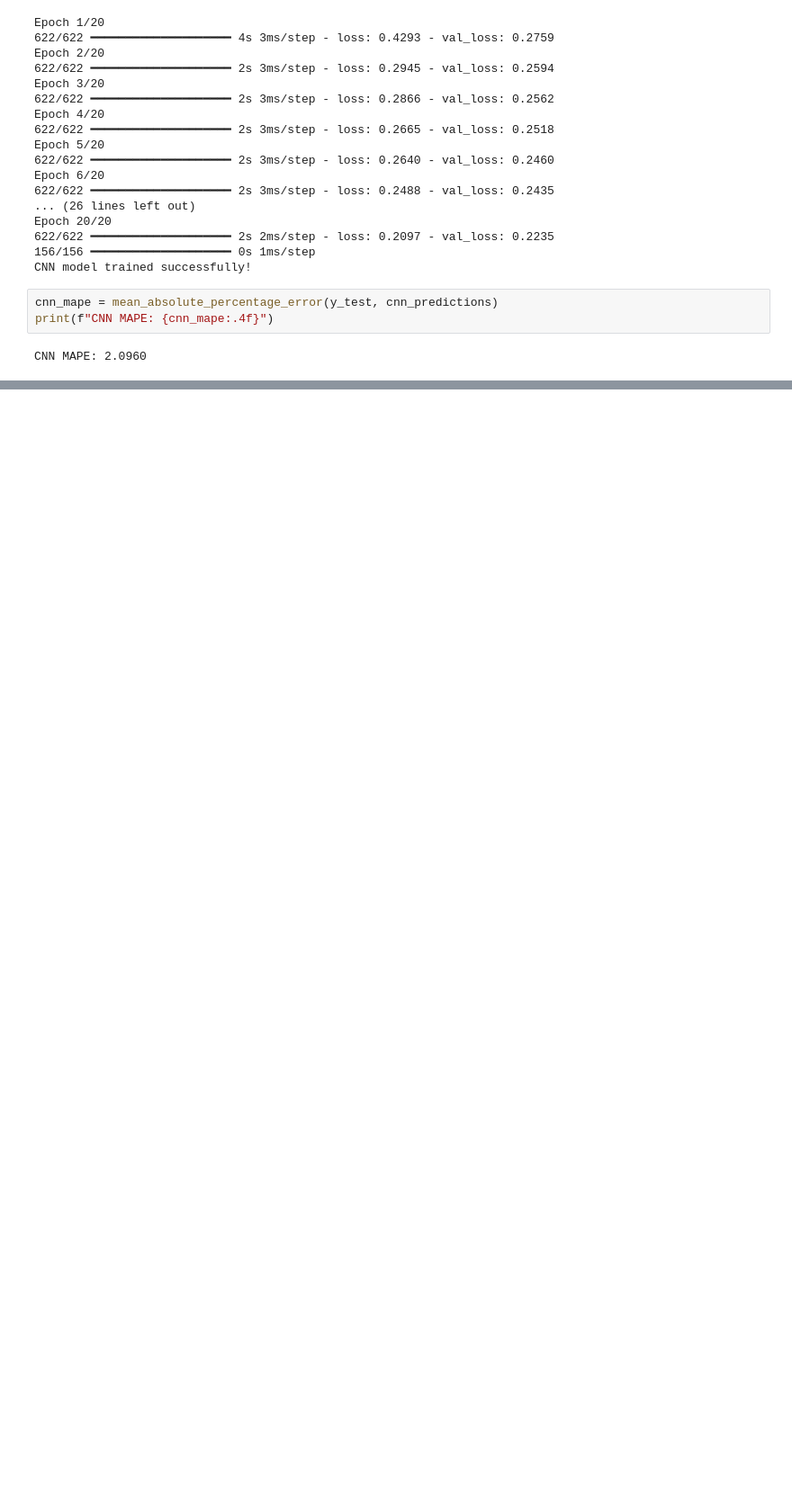
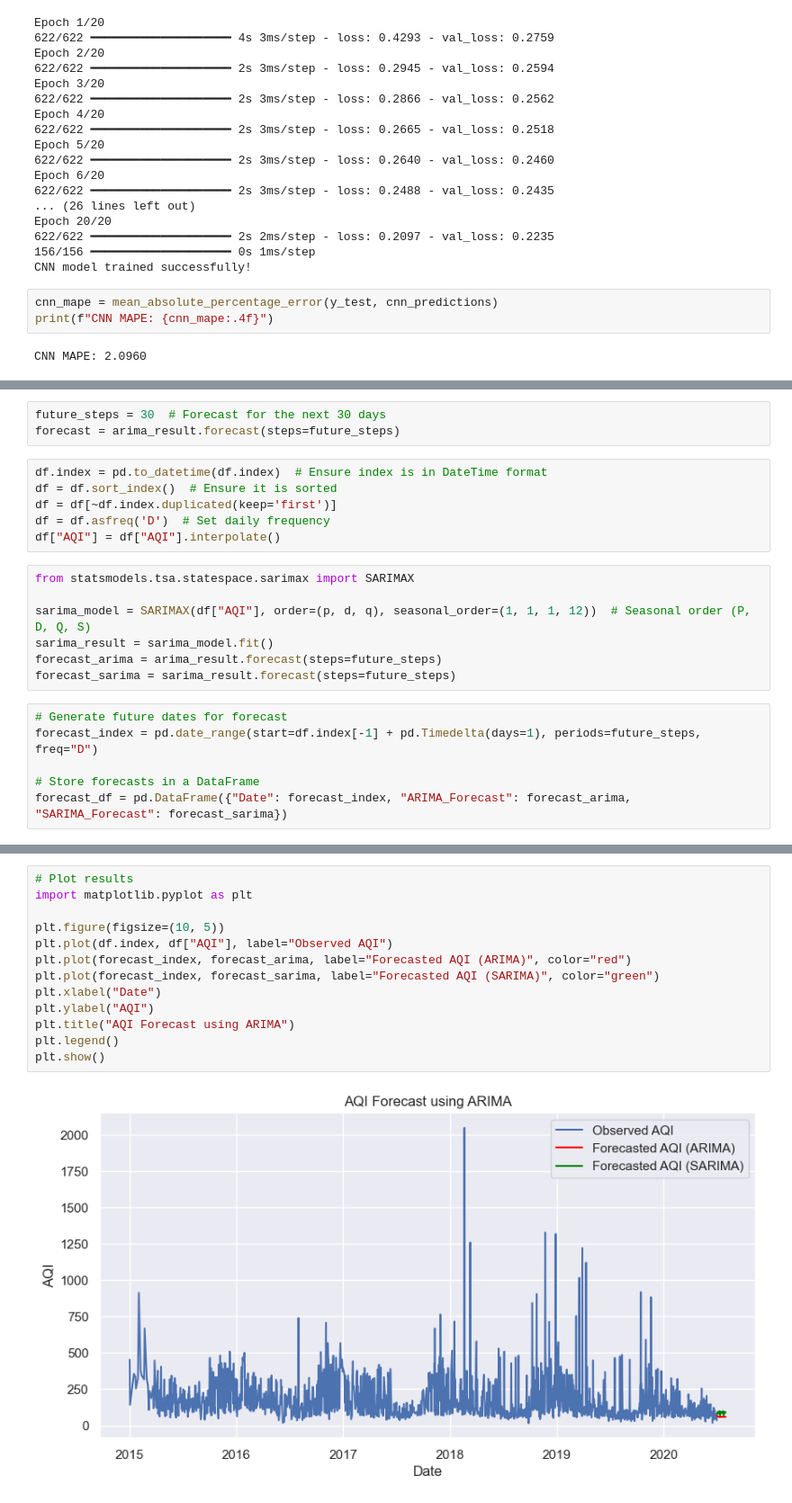
Before and after one commit to Arkadeep01/Air-Quality-Index, a Jupyter notebook: AQI_Modulling.ipynb, the cells around one changed output, grey strips where cells are left out. Shown at 90% size. Saved outputs shown, nothing was run; the diff lists cells and outputs as text; blank space fills up the shorter version.

```diff
--- a/AQI_Modulling.ipynb
+++ b/AQI_Modulling.ipynb
@@ -933,0 +1296,22 @@ Requirement already satisfied: threadpoolctl>=3.1.0 in c:\anaconda navigator\lib
+# %%
+future_steps = 30  # Forecast for the next 30 days
+forecast = arima_result.forecast(steps=future_steps)
+# %%
+df.index = pd.to_datetime(df.index)  # Ensure index is in DateTime format
+df = df.sort_index()  # Ensure it is sorted
+df = df[~df.index.duplicated(keep='first')]
+df = df.asfreq('D')  # Set daily frequency
+df["AQI"] = df["AQI"].interpolate()
+# %%
+from statsmodels.tsa.statespace.sarimax import SARIMAX
+
+sarima_model = SARIMAX(df["AQI"], order=(p, d, q), seasonal_order=(1, 1, 1, 12))  # Seasonal order (P, D, Q, S)
+sarima_result = sarima_model.fit()
+forecast_arima = arima_result.forecast(steps=future_steps)
+forecast_sarima = sarima_result.forecast(steps=future_steps)
+# %%
+# Generate future dates for forecast
+forecast_index = pd.date_range(start=df.index[-1] + pd.Timedelta(days=1), periods=future_steps, freq="D")
+
+# Store forecasts in a DataFrame
+forecast_df = pd.DataFrame({"Date": forecast_index, "ARIMA_Forecast": forecast_arima, "SARIMA_Forecast": forecast_sarima})
@@ -933,0 +1324,15 @@ Requirement already satisfied: threadpoolctl>=3.1.0 in c:\anaconda navigator\lib
+# %%
+# Plot results
+import matplotlib.pyplot as plt
+
+plt.figure(figsize=(10, 5))
+plt.plot(df.index, df["AQI"], label="Observed AQI")
+plt.plot(forecast_index, forecast_arima, label="Forecasted AQI (ARIMA)", color="red")
+plt.plot(forecast_index, forecast_sarima, label="Forecasted AQI (SARIMA)", color="green")
+plt.xlabel("Date")
+plt.ylabel("AQI")
+plt.title("AQI Forecast using ARIMA")
+plt.legend()
+plt.show()
+# %% [output]
+[figure, added]
```
Also changed, not shown: parts of 41 cells of this notebook, 4 other files.
